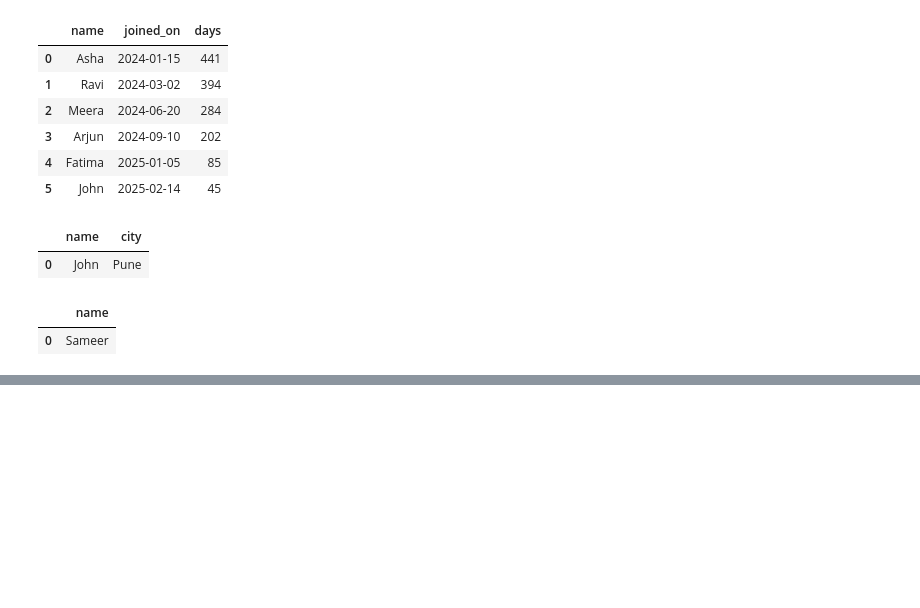
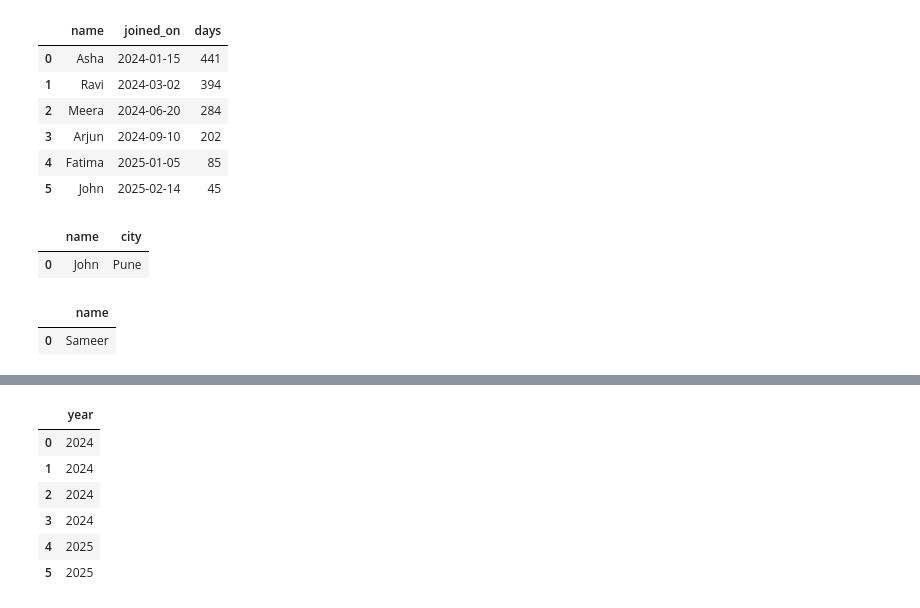
Before and after one commit to muhsinbca25dbi-lab/airtel_telecom_analysis, a Jupyter notebook: notebooks/verify_handover.ipynb, the cells around one changed output, grey strips where cells are left out. Saved outputs shown, nothing was run; the diff lists cells and outputs as text; code cells hidden in the pictures; blank space fills up the shorter version.

```diff
--- a/notebooks/verify_handover.ipynb
+++ b/notebooks/verify_handover.ipynb
@@ -140,0 +165,14 @@ pq("""select m.name from members as m left join loans as l on l.member_id = m.me
+# %%
+pq("""
+
+SELECt strftime('%Y', joined_on) AS year
+FROM shop_customers;
+""")
+# %% [output]
+|  | year |
+| 0 | 2024 |
+| 1 | 2024 |
+| 2 | 2024 |
+| 3 | 2024 |
+| 4 | 2025 |
+| 5 | 2025 |
```
Also changed, not shown: parts of 8 cells of this notebook, 4 other files.
